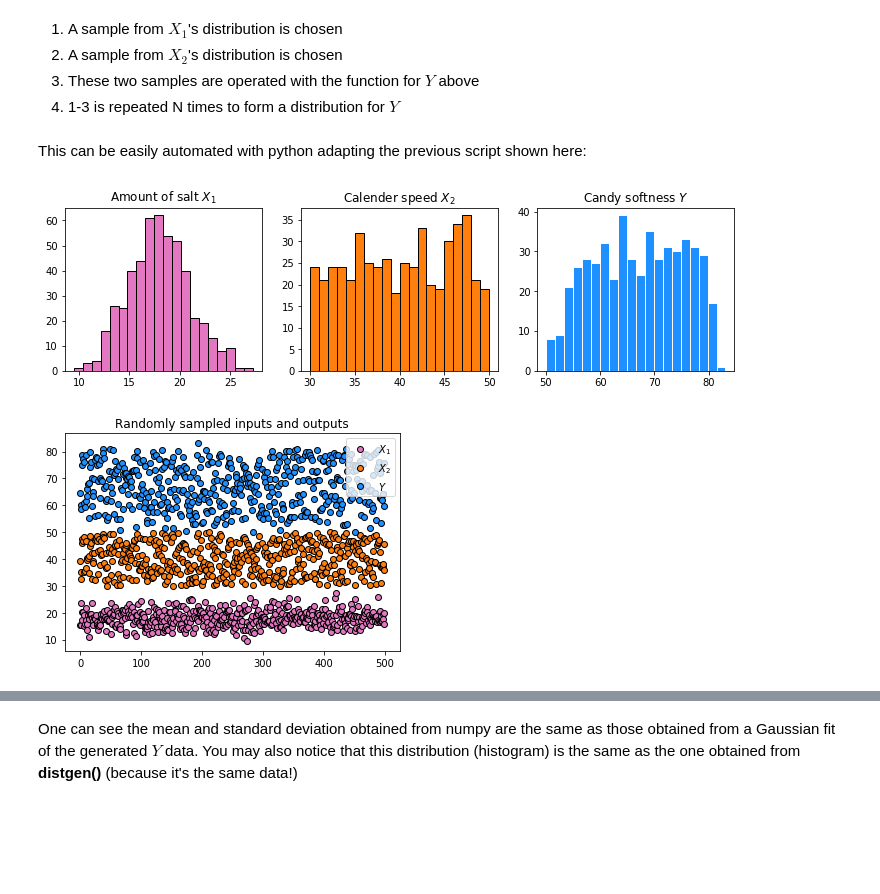
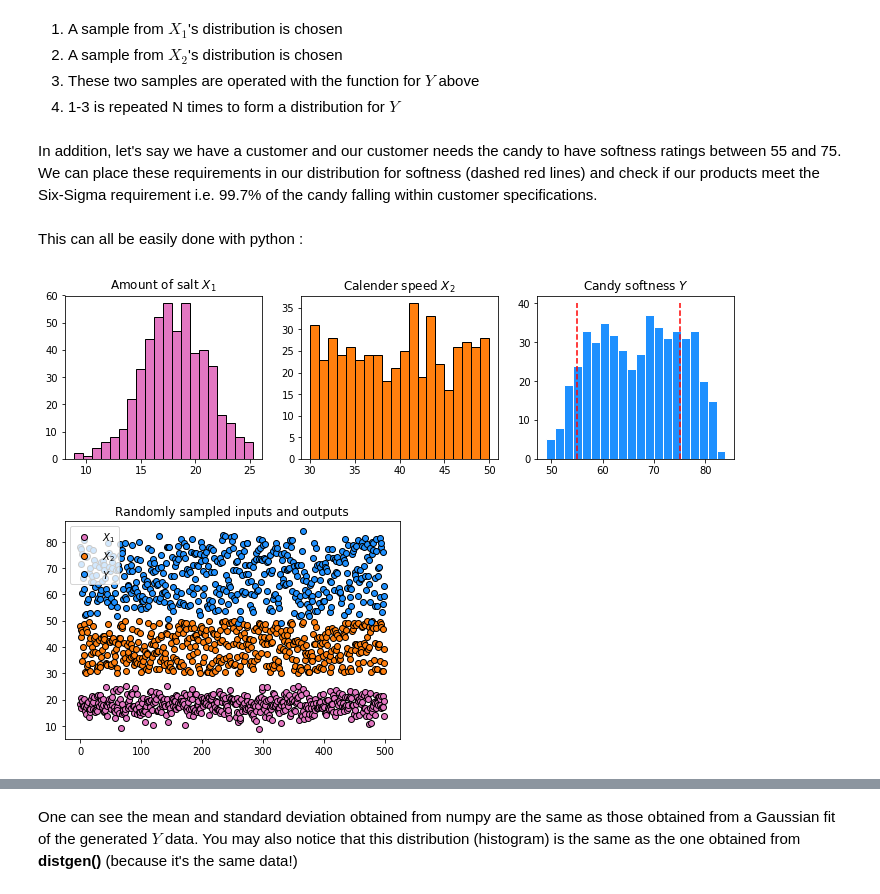
Before and after one commit to andrewrgarcia/monte-carlo, a Jupyter notebook: montecarlo.ipynb, the cells around one changed output, grey strips where cells are left out. Cells and saved outputs as stored; diff of their text form; code cells hidden in the pictures; blank space fills up the shorter version.

Commit message:
additions to monte-carlo notebook/tutorial

```diff
--- a/montecarlo.ipynb
+++ b/montecarlo.ipynb
@@ -75,8 +75,10 @@ With this information we can estimate the statistical distribution of our output
 2) A sample from $X_2$'s distribution is chosen <br/>
 3) These two samples are operated with the function for $Y$ above <br/>
 4) 1-3 is repeated N times to form a distribution for $Y$
+# %% [markdown]
+In addition, let's say we have a customer and our customer needs the candy to have softness ratings between 55 and 75. We can place these requirements in our distribution for softness (dashed red lines) and check if our products meet the Six-Sigma requirement i.e. 99.7% of the candy falling within customer specifications.
 # %% [markdown]
-This can be easily automated with python adapting the previous script shown here:
+This can all be easily done with python :
 # %%
 import numpy as np
 def distgen(sampleno,dist_type,param1, param2):
@@ -84,33 +86,35 @@ def distgen(sampleno,dist_type,param1, param2):
     while k < sampleno: x.append(dist_type(param1,param2)); k+=1
     return np.array(x)
 
 X1 = distgen(500,random.gauss,18, 3)
 X2 = distgen(500,random.uniform,30, 50)
 
 C1, C2 = 0.6,1.4
 Y = C1*X1 + C2*X2
 
 fig = plt.figure()
 plt.subplot(1, 3, 1)
 plt.title('Amount of salt $X_1$')
 plt.hist(X1,bins=20,color='C6',edgecolor='k')
 plt.subplot(1, 3, 2)
 plt.title('Calender speed $X_2$')
 plt.hist(X2,bins=20,color='C1',edgecolor='k')
 plt.subplot(1, 3, 3)
 plt.title('Candy softness $Y$')
 plt.hist(Y,bins=20,color='dodgerblue',edgecolor='w')
-
+'customer specifications'
+plt.vlines(55,0,40,linestyle='dashed',color='r')
+plt.vlines(75,0,40,linestyle='dashed',color='r')
 fig.set_size_inches(12,3)
 plt.show()
 
 
 
 plt.title('Randomly sampled inputs and outputs')
 plt.plot(X1,'o',color='C6',markeredgecolor='k',label='$X_1$')
 plt.plot(X2,'o',color='C1',markeredgecolor='k',label='$X_2$')
 plt.plot(Y,'o',color='dodgerblue',markeredgecolor='k',label='$Y$'),plt.legend()
 plt.show()
 # %% [output]
-[figure, old version]
+[figure, new version]
-[figure, old version]
+[figure, new version]
```
Also changed, not shown: parts of 9 cells of this notebook.
